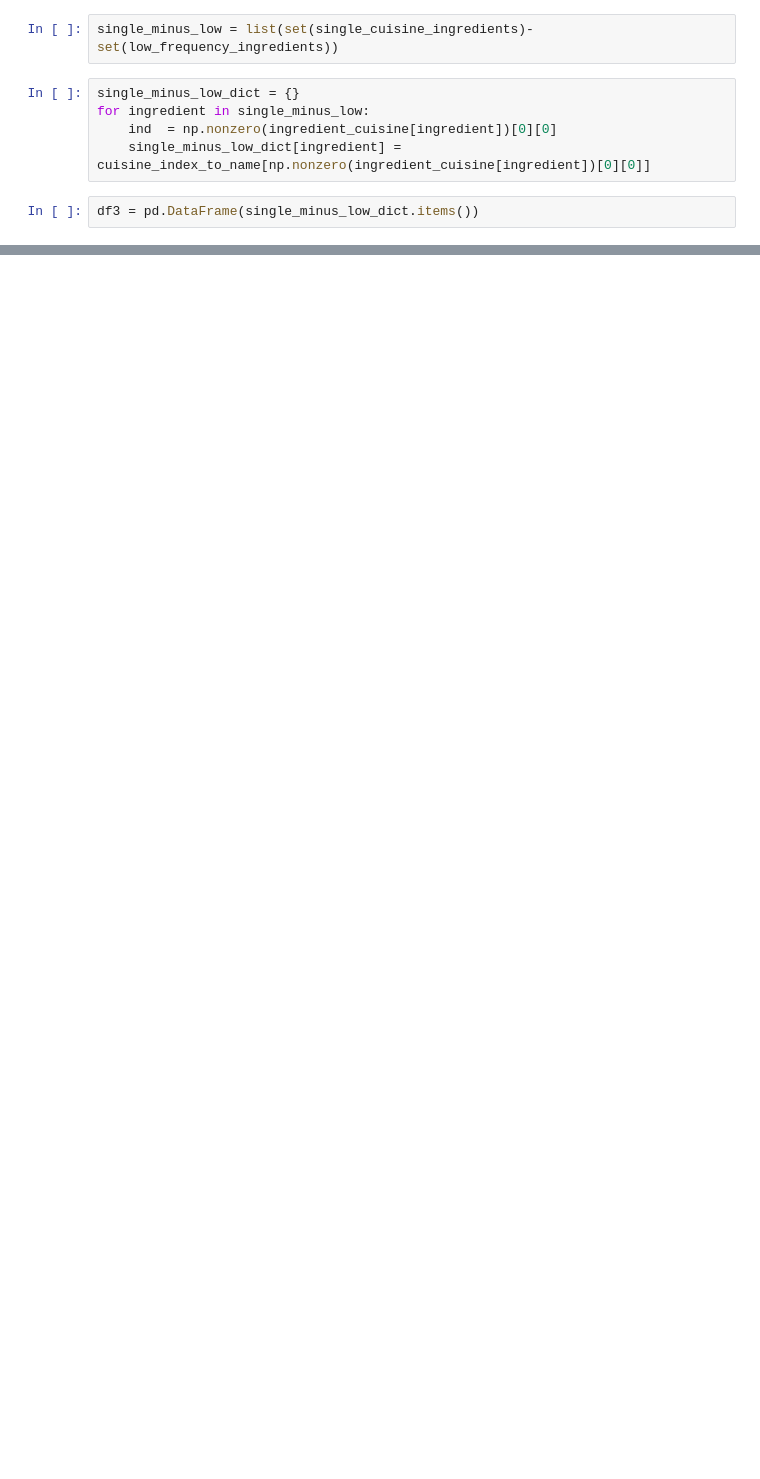
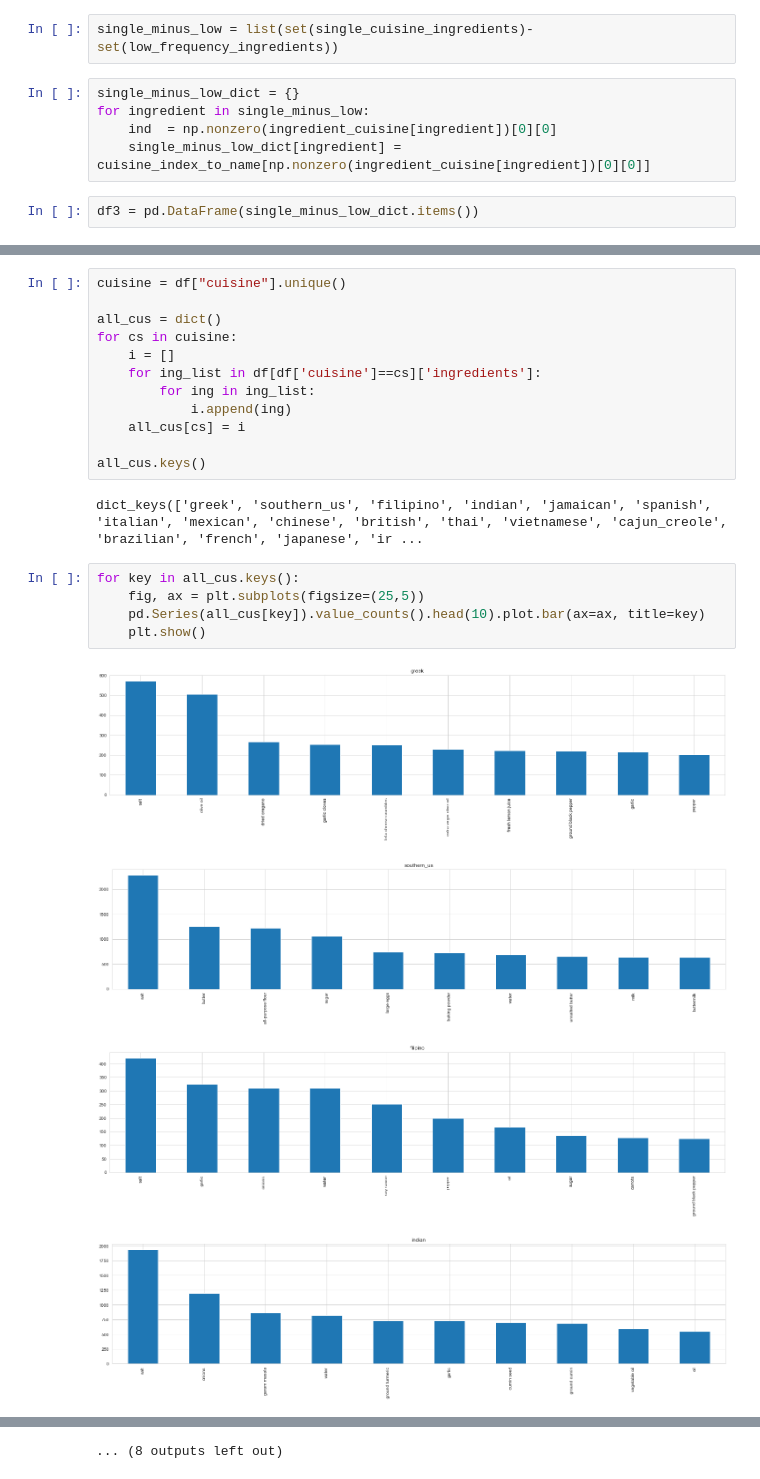
Before and after one commit to Goooo4it/Clementine-cuisine-prediction-project, a Jupyter notebook: EDA.ipynb, the cells around one changed output, grey strips where cells are left out. Drawn from its saved outputs; the diff is of its cells as text; blank space fills up the shorter version.

```diff
--- a/EDA.ipynb
+++ b/EDA.ipynb
@@ -558,0 +482,24 @@ single_minus_low_dict
+# %%
+cuisine = df["cuisine"].unique()
+
+all_cus = dict()
+for cs in cuisine:
+    i = []
+    for ing_list in df[df['cuisine']==cs]['ingredients']:
+        for ing in ing_list:
+            i.append(ing)
+    all_cus[cs] = i
+
+all_cus.keys()
+# %% [output]
+dict_keys(['greek', 'southern_us', 'filipino', 'indian', 'jamaican', 'spanish', 'italian', 'mexican', 'chinese', 'british', 'thai', 'vietnamese', 'cajun_creole', 'brazilian', 'french', 'japanese', 'ir ...
+# %%
+for key in all_cus.keys():
+    fig, ax = plt.subplots(figsize=(25,5))
+    pd.Series(all_cus[key]).value_counts().head(10).plot.bar(ax=ax, title=key)
+    plt.show()
+# %% [output]
+[figure, added]
+[figure, added]
+[figure, added]
+[figure, added]
@@ -558,0 +514 @@ single_minus_low_dict
+... (8 outputs left out)
```
Also changed, not shown: parts of 47 cells of this notebook.
